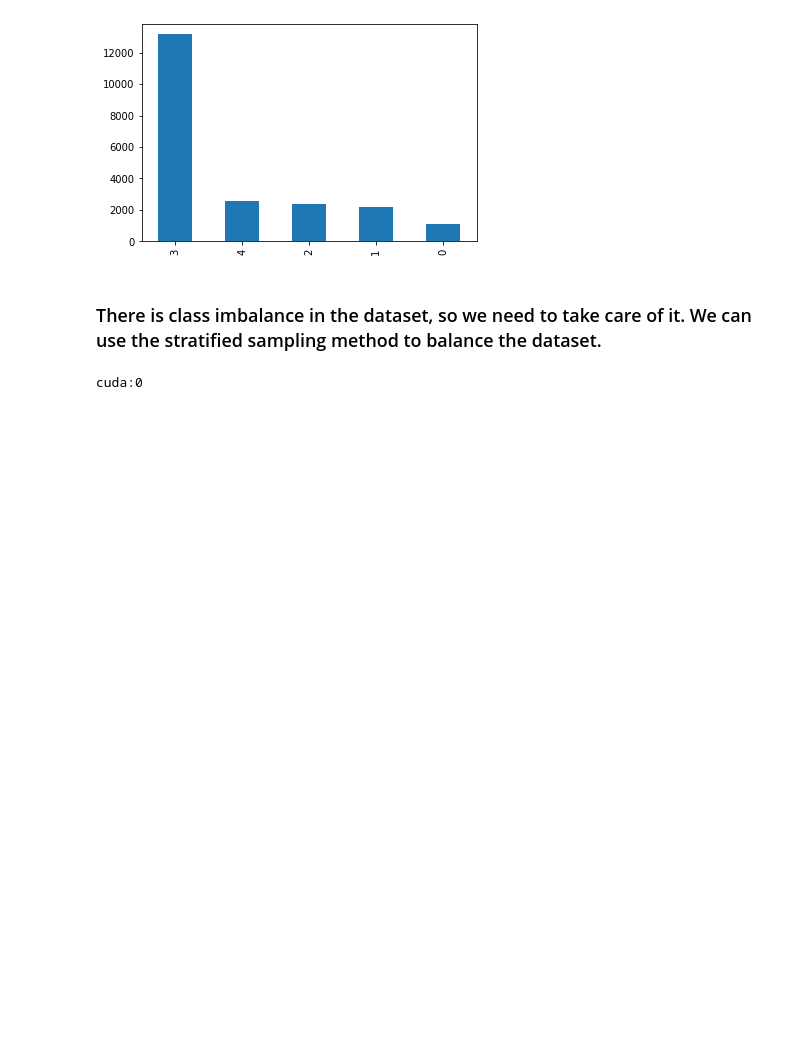
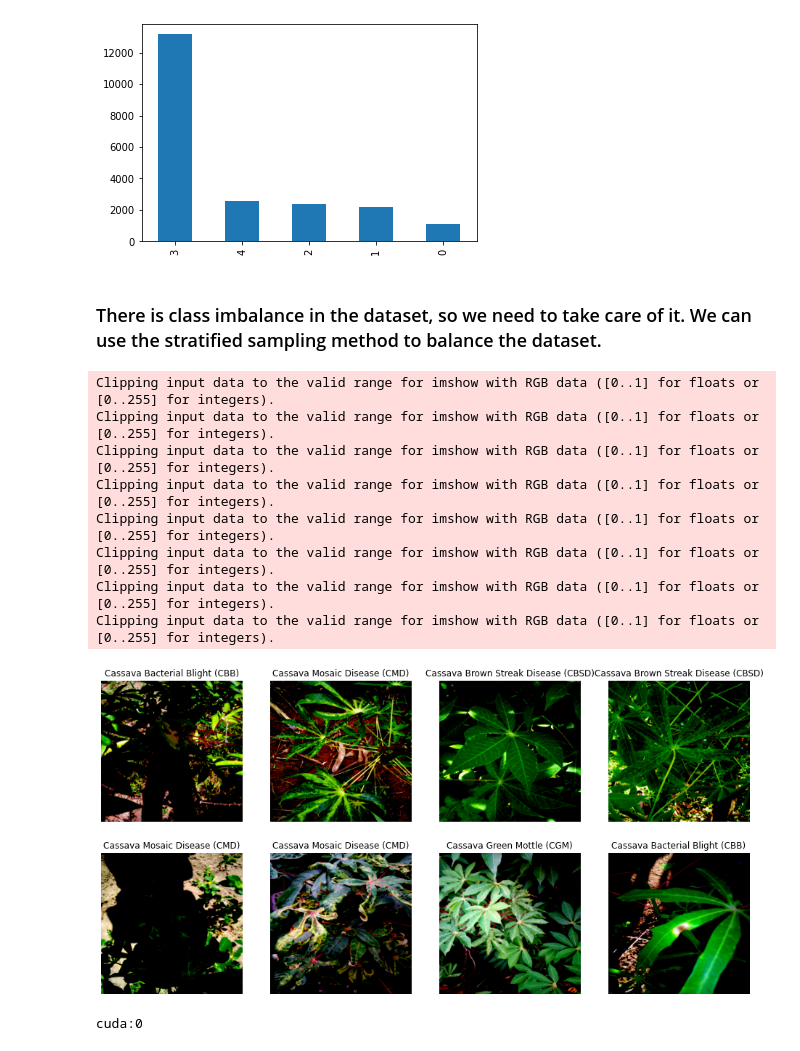
Before and after one commit to mijanr/Leaf-disease-classification-Kaggle, a Jupyter notebook: code.ipynb, the cells around one changed output. Cells and saved outputs as stored; diff of their text form; code cells hidden in the pictures; blank space fills up the shorter version.

Commit message:
plot a sample

```diff
--- a/code.ipynb
+++ b/code.ipynb
@@ -42,15 +49,7 @@ class LeafDataset(Dataset):
     def __init__(self, df, path, transform=None):
         self.df = df
         self.path = path
-        if transform is None:
-            self.transform = transforms.Compose([
-                transforms.ToPILImage(),
-                transforms.Resize((224, 224)),
-                transforms.ToTensor(),
-                transforms.Normalize((0.5, 0.5, 0.5), (0.5, 0.5, 0.5))
-            ])
-        else:
-            self.transform = transform
+        self.transform = transform
 
     def __len__(self):
         return len(self.df)
@@ -68,5 +67,5 @@ class LeafDataset(Dataset):
         return img, img_label
 # %%
 img_path = f'{PATH}train_images/'
-df = train_ids
-train_dataset = LeafDataset(df, img_path)
+df = train_ids.copy()
+train_dataset = LeafDataset(df, img_path, transform=transform)
@@ -78,7 +72,30 @@ test_size = len(train_dataset) - train_size
-# %%
-#plot some images
-def show_images(loader):
-    pass
+# %%
+#plot some images
+def show_images(dataset):
+    #subplot 8 images
+    fig,ax = plt.subplots(2,4, figsize=(16,8))
+    for i in range(2):
+        for j in range(4):
+            idx = i*4+j
+            ax[i,j].imshow(dataset[idx][0].permute(1,2,0).detach().numpy())
+            for key, value in label_dict.items():
+                if int(key) == dataset[idx][1]:
+                    ax[i,j].set_title(value)
+                    break
+            ax[i,j].axis('off')
+    plt.show();
+# %%
+show_images(train_dataset)
+# %% [output]
+Clipping input data to the valid range for imshow with RGB data ([0..1] for floats or [0..255] for integers).
+Clipping input data to the valid range for imshow with RGB data ([0..1] for floats or [0..255] for integers).
+Clipping input data to the valid range for imshow with RGB data ([0..1] for floats or [0..255] for integers).
+Clipping input data to the valid range for imshow with RGB data ([0..1] for floats or [0..255] for integers).
+Clipping input data to the valid range for imshow with RGB data ([0..1] for floats or [0..255] for integers).
+Clipping input data to the valid range for imshow with RGB data ([0..1] for floats or [0..255] for integers).
+Clipping input data to the valid range for imshow with RGB data ([0..1] for floats or [0..255] for integers).
+Clipping input data to the valid range for imshow with RGB data ([0..1] for floats or [0..255] for integers).
+[figure, added]
 # %%
 device = torch.device("cuda:0" if torch.cuda.is_available() else "cpu")
 print(device)
```
Also changed, not shown: parts of 4 cells of this notebook, 1 other file.
